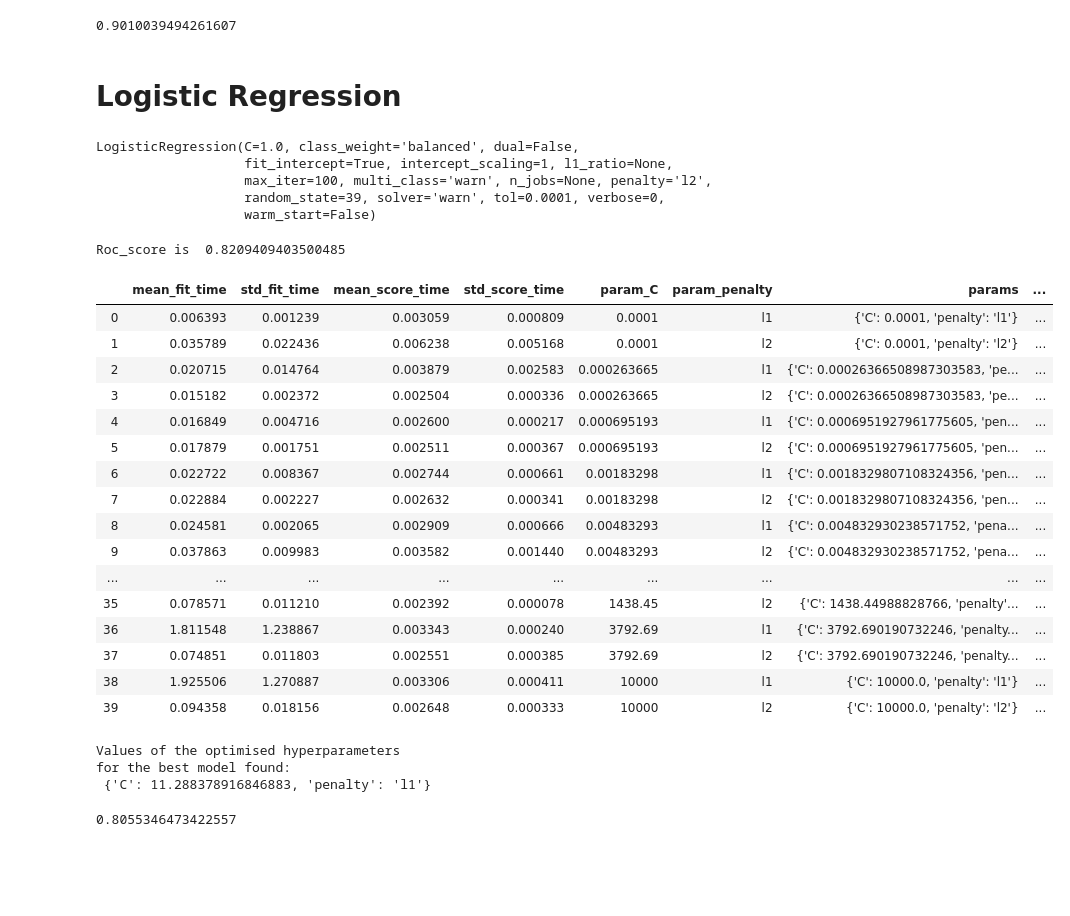
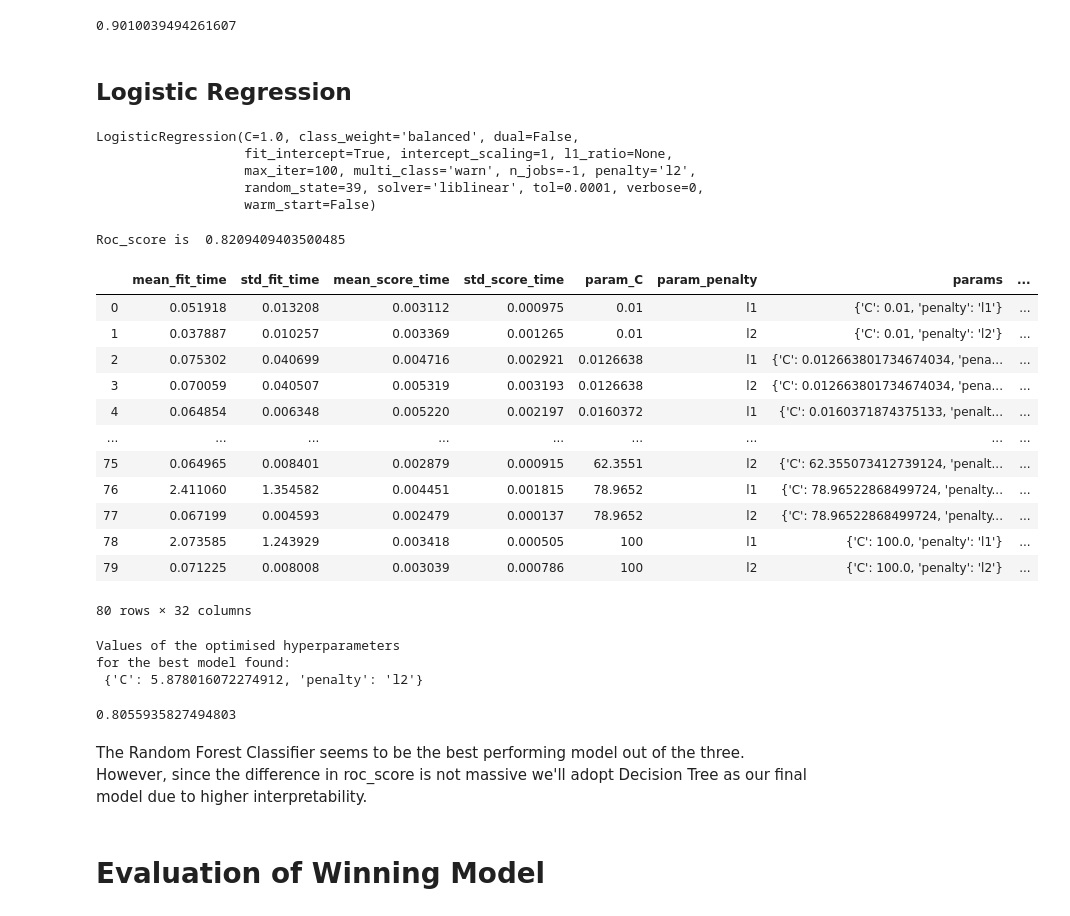
Before and after one commit to matteomm/syriatel_customerchurn_project, a Jupyter notebook: index.ipynb, the cells around one changed output. Drawn from its saved outputs; the diff is of its cells as text; code cells hidden in the pictures; blank space fills up the shorter version.

```diff
--- a/index.ipynb
+++ b/index.ipynb
@@ -596,16 +598,16 @@ for the best model found:
  {'max_depth': 12, 'min_samples_leaf': 5}
 0.9010039494261607
 # %% [markdown]
-# Logistic Regression
+##  Logistic Regression
 # %%
 # setting up the learner and fitting it
-log_model = LogisticRegression(class_weight = 'balanced', penalty = 'l2', random_state = 39)
+log_model = LogisticRegression(class_weight = 'balanced', penalty = 'l2', random_state = 39, solver = 'liblinear', n_jobs = -1)
 log_model.fit(X_train, y_train)
 # %% [output]
 LogisticRegression(C=1.0, class_weight='balanced', dual=False,
                    fit_intercept=True, intercept_scaling=1, l1_ratio=None,
-                   max_iter=100, multi_class='warn', n_jobs=None, penalty='l2',
-                   random_state=39, solver='warn', tol=0.0001, verbose=0,
+                   max_iter=100, multi_class='warn', n_jobs=-1, penalty='l2',
+                   random_state=39, solver='liblinear', tol=0.0001, verbose=0,
                    warm_start=False)
 # %%
 # evaluating performance on roc_curve
@@ -616,43 +618,43 @@ Roc_score is  0.8209409403500485
 # %%
 # hyperparameter tuning on Logistic regression
 skf = StratifiedKFold(n_splits = 10, random_state = 600)
 
 param_grid = {'penalty' : ['l1', 'l2'],
-              'C' : np.logspace(-4, 4, 20)
+              'C' : np.logspace(-2,2, 40)
               }
 
 opt_model = GridSearchCV(log_model,
                          param_grid,
                          cv=skf,
                          scoring='roc_auc',
                          return_train_score=True)
 
 opt_model.fit(X_train,y_train)
 
 pd.DataFrame(opt_model.cv_results_)
 # %% [output]
 |  | mean_fit_time | std_fit_time | mean_score_time | std_score_time | param_C | param_penalty | params | ... |
-| 0 | 0.006393 | 0.001239 | 0.003059 | 0.000809 | 0.0001 | l1 | {'C': 0.0001, 'penalty': 'l1'} | ... |
-| 1 | 0.035789 | 0.022436 | 0.006238 | 0.005168 | 0.0001 | l2 | {'C': 0.0001, 'penalty': 'l2'} | ... |
-| 2 | 0.020715 | 0.014764 | 0.003879 | 0.002583 | 0.000263665 | l1 | {'C': 0.00026366508987303583, 'pe... | ... |
-| 3 | 0.015182 | 0.002372 | 0.002504 | 0.000336 | 0.000263665 | l2 | {'C': 0.00026366508987303583, 'pe... | ... |
-| 4 | 0.016849 | 0.004716 | 0.002600 | 0.000217 | 0.000695193 | l1 | {'C': 0.0006951927961775605, 'pen... | ... |
-| 5 | 0.017879 | 0.001751 | 0.002511 | 0.000367 | 0.000695193 | l2 | {'C': 0.0006951927961775605, 'pen... | ... |
-| 6 | 0.022722 | 0.008367 | 0.002744 | 0.000661 | 0.00183298 | l1 | {'C': 0.0018329807108324356, 'pen... | ... |
-| 7 | 0.022884 | 0.002227 | 0.002632 | 0.000341 | 0.00183298 | l2 | {'C': 0.0018329807108324356, 'pen... | ... |
-| 8 | 0.024581 | 0.002065 | 0.002909 | 0.000666 | 0.00483293 | l1 | {'C': 0.004832930238571752, 'pena... | ... |
-| 9 | 0.037863 | 0.009983 | 0.003582 | 0.001440 | 0.00483293 | l2 | {'C': 0.004832930238571752, 'pena... | ... |
+| 0 | 0.051918 | 0.013208 | 0.003112 | 0.000975 | 0.01 | l1 | {'C': 0.01, 'penalty': 'l1'} | ... |
+| 1 | 0.037887 | 0.010257 | 0.003369 | 0.001265 | 0.01 | l2 | {'C': 0.01, 'penalty': 'l2'} | ... |
+| 2 | 0.075302 | 0.040699 | 0.004716 | 0.002921 | 0.0126638 | l1 | {'C': 0.012663801734674034, 'pena... | ... |
+| 3 | 0.070059 | 0.040507 | 0.005319 | 0.003193 | 0.0126638 | l2 | {'C': 0.012663801734674034, 'pena... | ... |
+| 4 | 0.064854 | 0.006348 | 0.005220 | 0.002197 | 0.0160372 | l1 | {'C': 0.0160371874375133, 'penalt... | ... |
 | ... | ... | ... | ... | ... | ... | ... | ... | ... |
-| 35 | 0.078571 | 0.011210 | 0.002392 | 0.000078 | 1438.45 | l2 | {'C': 1438.44988828766, 'penalty'... | ... |
-| 36 | 1.811548 | 1.238867 | 0.003343 | 0.000240 | 3792.69 | l1 | {'C': 3792.690190732246, 'penalty... | ... |
-| 37 | 0.074851 | 0.011803 | 0.002551 | 0.000385 | 3792.69 | l2 | {'C': 3792.690190732246, 'penalty... | ... |
-| 38 | 1.925506 | 1.270887 | 0.003306 | 0.000411 | 10000 | l1 | {'C': 10000.0, 'penalty': 'l1'} | ... |
-| 39 | 0.094358 | 0.018156 | 0.002648 | 0.000333 | 10000 | l2 | {'C': 10000.0, 'penalty': 'l2'} | ... |
+| 75 | 0.064965 | 0.008401 | 0.002879 | 0.000915 | 62.3551 | l2 | {'C': 62.355073412739124, 'penalt... | ... |
+| 76 | 2.411060 | 1.354582 | 0.004451 | 0.001815 | 78.9652 | l1 | {'C': 78.96522868499724, 'penalty... | ... |
+| 77 | 0.067199 | 0.004593 | 0.002479 | 0.000137 | 78.9652 | l2 | {'C': 78.96522868499724, 'penalty... | ... |
+| 78 | 2.073585 | 1.243929 | 0.003418 | 0.000505 | 100 | l1 | {'C': 100.0, 'penalty': 'l1'} | ... |
+| 79 | 0.071225 | 0.008008 | 0.003039 | 0.000786 | 100 | l2 | {'C': 100.0, 'penalty': 'l2'} | ... |
+80 rows × 32 columns
 # %%
 print('Values of the optimised hyperparameters\nfor the best model found:\n',opt_model.best_params_)
 opt_model.best_score_
 # %% [output]
 Values of the optimised hyperparameters
 for the best model found:
- {'C': 11.288378916846883, 'penalty': 'l1'}
+ {'C': 5.878016072274912, 'penalty': 'l2'}
-0.8055346473422557
+0.8055935827494803
+# %% [markdown]
+The Random Forest Classifier seems to be the best performing model out of the three. However, since the difference in roc_score is not massive we'll adopt Decision Tree as our final model due to higher interpretability.
+# %% [markdown]
+# Evaluation of Winning Model
```
Also changed, not shown: parts of 11 cells of this notebook.
